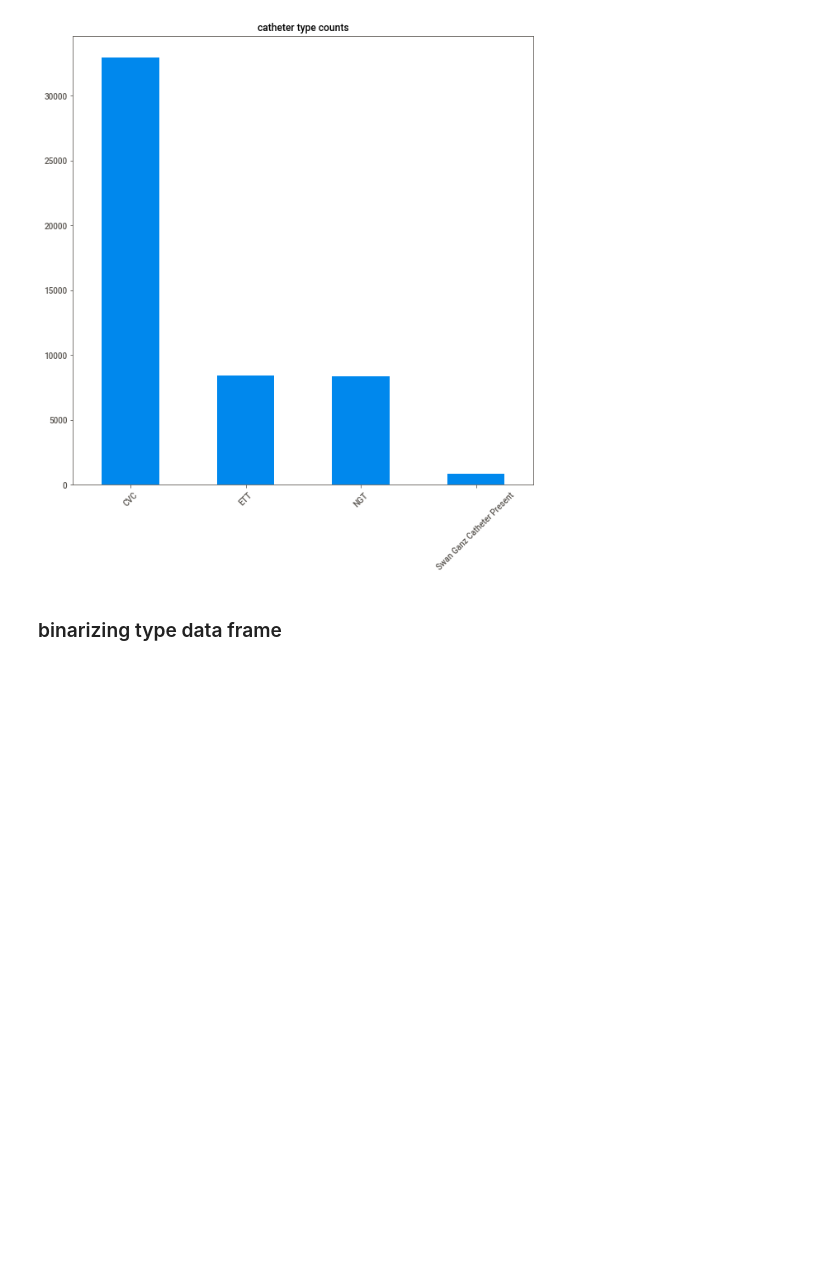
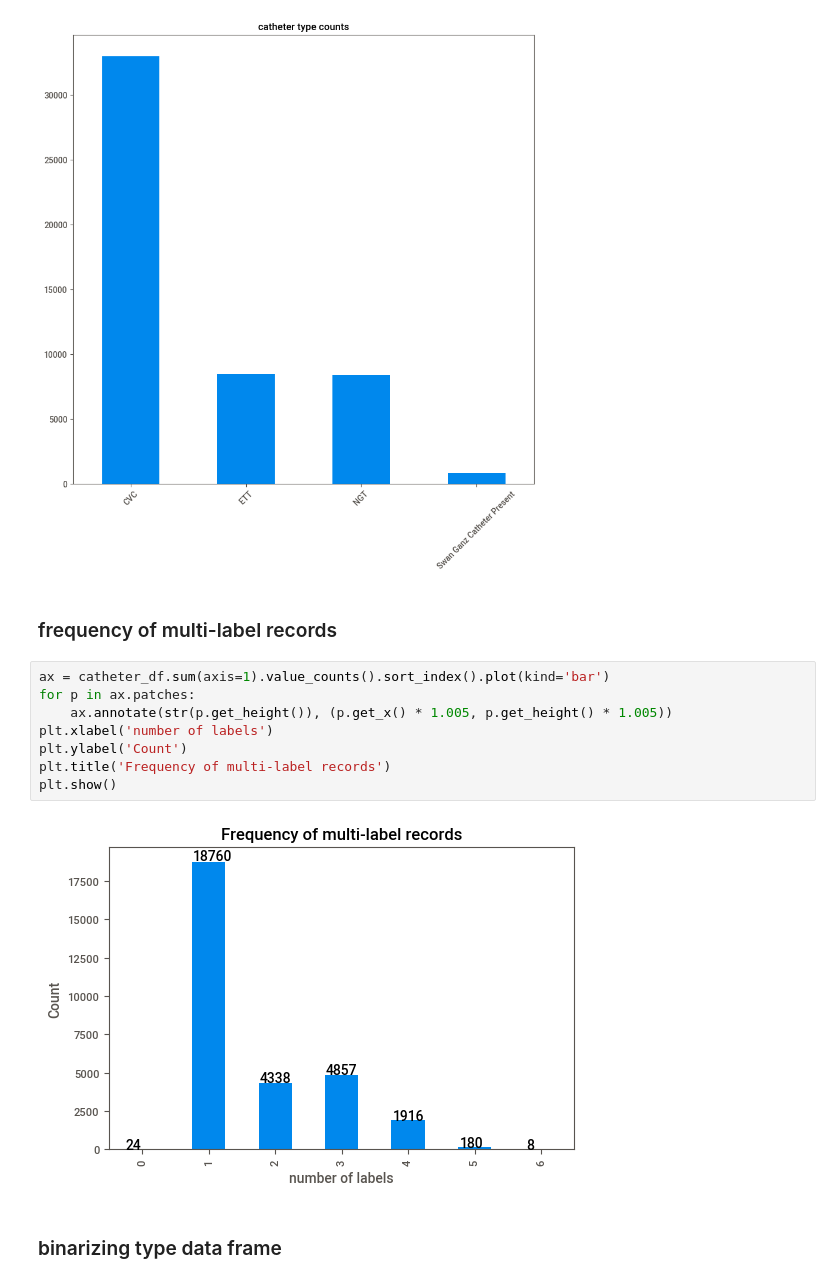
Before and after one commit to ywigelman/TheCatheterNinjas, a Jupyter notebook: EDA.ipynb, the cells around one changed output. Cells and saved outputs as stored; diff of their text form; blank space fills up the shorter version.

```diff
--- a/EDA.ipynb
+++ b/EDA.ipynb
@@ -61,6 +60,18 @@ catheter_df.sum().plot(kind='bar', rot=45, figsize=(10,10), fontsize=10, title='
 plt.show()
 # %% [output]
 [figure]
+# %% [markdown]
+### frequency of multi-label records
+# %%
+ax = catheter_df.sum(axis=1).value_counts().sort_index().plot(kind='bar')
+for p in ax.patches:
+    ax.annotate(str(p.get_height()), (p.get_x() * 1.005, p.get_height() * 1.005))
+plt.xlabel('number of labels')
+plt.ylabel('Count')
+plt.title('Frequency of multi-label records')
+plt.show()
+# %% [output]
+[figure, added]
 # %% [markdown]
 ### binarizing type data frame
 # %%
```
Also changed, not shown: parts of 11 cells of this notebook.
